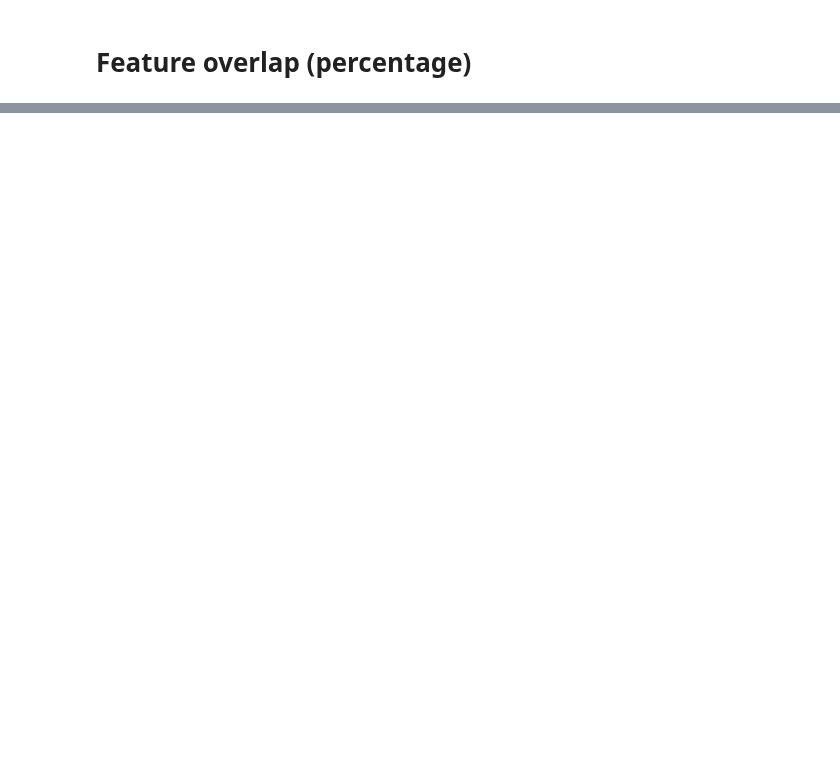
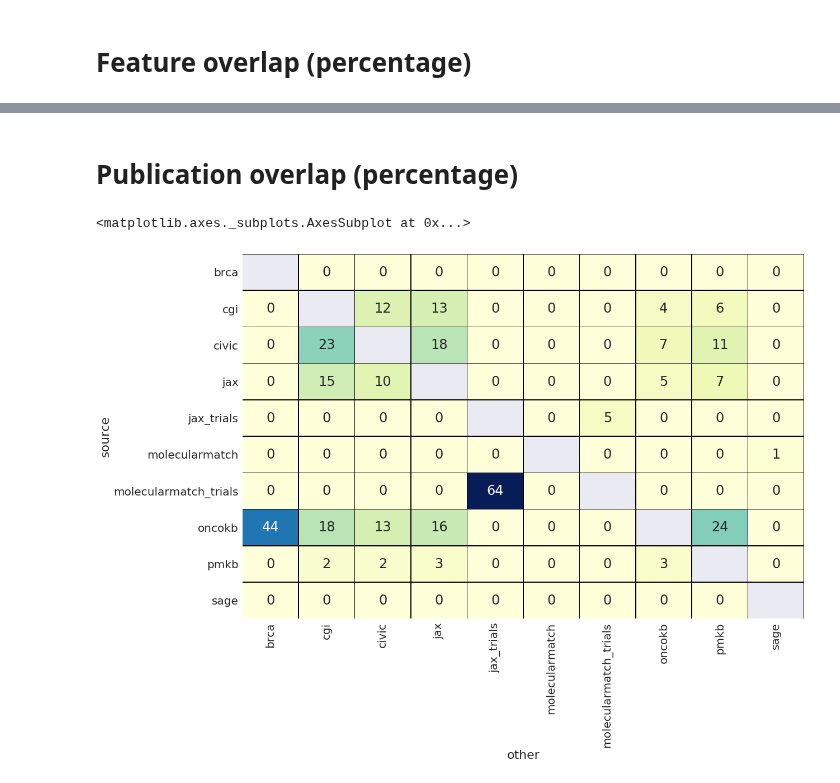
Before and after one commit to ohsu-comp-bio/g2p-aggregator, a Jupyter notebook: notebooks/harmonization_analysis.ipynb, the cells around one changed output, grey strips where cells are left out. Saved outputs shown, nothing was run; the diff lists cells and outputs as text; code cells hidden in the pictures; blank space fills up the shorter version.

```diff
--- a/notebooks/harmonization_analysis.ipynb
+++ b/notebooks/harmonization_analysis.ipynb
@@ -375,0 +424,37 @@ sns.heatmap(overlaps_hm, annot=True, fmt="1.0f", linewidths=.5, ax=ax, cbar=Fals
+# %%
+# lightweight class
+Overlap = namedtuple('Overlap', ['other', 'source', 'size', 'percentage', 'other_size', 'source_size',
+                                 'other_publications' ])
+
+# intersection
+def publications_intersection(df1, df2):
+    return set(df1.publications) & set(df2.publications)
+
+# comparison of source to all other sources
+def source_intersection(source):
+    others = set(publications.index.tolist()) - set([source])
+    for other in others:
+        overlap_size = len(publications_intersection(publications.loc[source], publications.loc[other]))
+        other_size = len(publications.loc[other].publications)
+        yield Overlap(other=other,
+                      source=source,
+                      size=overlap_size,
+                      other_size=other_size,
+                      source_size=len(publications.loc[source].publications),
+                      percentage=(overlap_size / other_size) * 100,
+                      other_publications=set(publications.loc[other].publications)
+                     )
+
+overlaps = [] # for plotting
+print('overall overlap')
+for source in publications.index.tolist():
+    total = set()
+    for overlap in source_intersection(source):
+        overlaps.append(overlap)  # for plotting
+        total |= overlap.other_publications  # for overall
+        print('        {} {}/{} ({:.2f}%) overlap with {}'.format(source, overlap.size,
+                                                                   overlap.other_size,
+                                                                   overlap.percentage,
+                                                                   overlap.other))
+    overall = set(publications.loc[source].publications) & total
+    print('  {}: {}/{} ({:.2f}%)'.format(source, len(overall), len(total), len(overall) / len(total)* 100))
@@ -375,0 +479,13 @@ sns.heatmap(overlaps_hm, annot=True, fmt="1.0f", linewidths=.5, ax=ax, cbar=Fals
+# %% [markdown]
+# Publication overlap (percentage)
+# %%
+# https://seaborn.pydata.org/generated/seaborn.heatmap.html
+sns.set(font_scale=2)
+# Load the overlaps into pd and pivot
+overlaps_hm = pd.DataFrame(overlaps).pivot("source", "other", "percentage")
+# Draw a heatmap with the numeric values in each cell
+f, ax = plt.subplots(figsize=(18, 12))
+sns.heatmap(overlaps_hm, annot=True, fmt="1.0f", linewidths=.5, ax=ax, cbar=False, cmap="YlGnBu",linecolor='black')
+# %% [output]
+<matplotlib.axes._subplots.AxesSubplot at 0x...>
+[figure, added]
```
Also changed, not shown: parts of 13 cells of this notebook, 3 other files.
